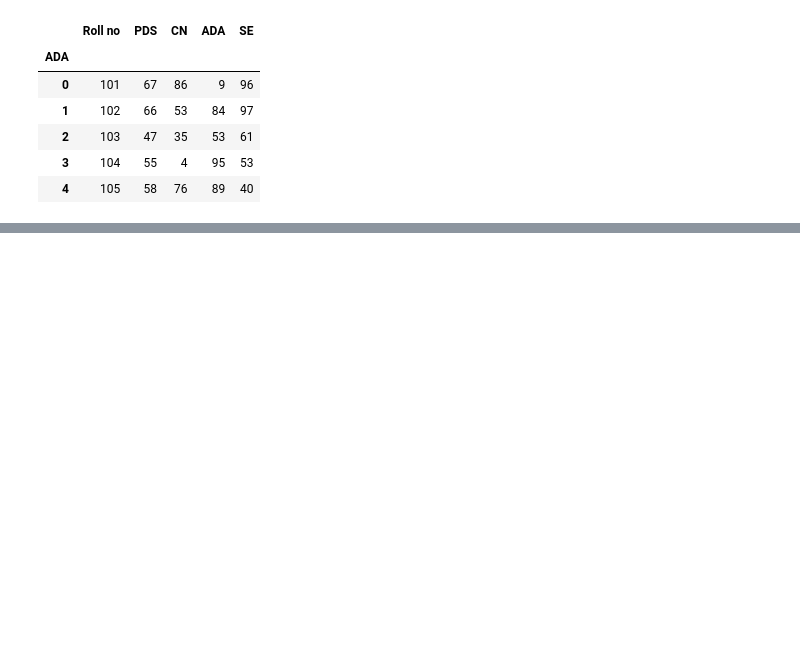
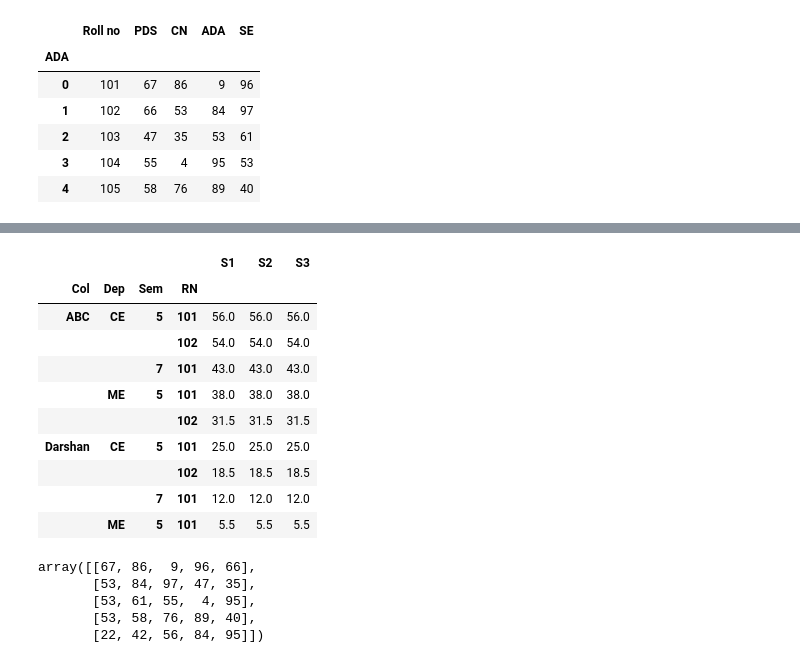
Before and after one commit to hiren4465/PYTHON-DU, a Jupyter notebook: Practice/Pandas_ClassDemo.ipynb, the cells around one changed output, grey strips where cells are left out. Cells and saved outputs as stored; diff of their text form; code cells hidden in the pictures; blank space fills up the shorter version.

```diff
--- a/Practice/Pandas_ClassDemo.ipynb
+++ b/Practice/Pandas_ClassDemo.ipynb
@@ -111,0 +148,25 @@ stu
+# %%
+hf = pd.read_csv("MultiIndexDemo.csv",index_col=[0,1,2,3])
+hf
+# %% [output]
+|  |  |  |  | S1 | S2 | S3 |
+| Col | Dep | Sem | RN |  |  |  |
+| ABC | CE | 5 | 101 | 56.0 | 56.0 | 56.0 |
+|  |  |  | 102 | 54.0 | 54.0 | 54.0 |
+|  |  | 7 | 101 | 43.0 | 43.0 | 43.0 |
+|  | ME | 5 | 101 | 38.0 | 38.0 | 38.0 |
+|  |  |  | 102 | 31.5 | 31.5 | 31.5 |
+| Darshan | CE | 5 | 101 | 25.0 | 25.0 | 25.0 |
+|  |  |  | 102 | 18.5 | 18.5 | 18.5 |
+|  |  | 7 | 101 | 12.0 | 12.0 | 12.0 |
+|  | ME | 5 | 101 | 5.5 | 5.5 | 5.5 |
+# %%
+np.random.seed(121)
+data=np.random.randint(1,100,25).reshape(5,5)
+data
+# %% [output]
+array([[67, 86,  9, 96, 66],
+       [53, 84, 97, 47, 35],
+       [53, 61, 55,  4, 95],
+       [53, 58, 76, 89, 40],
+       [22, 42, 56, 84, 95]])
```
Also changed, not shown: parts of 18 cells of this notebook, 7 other files.
